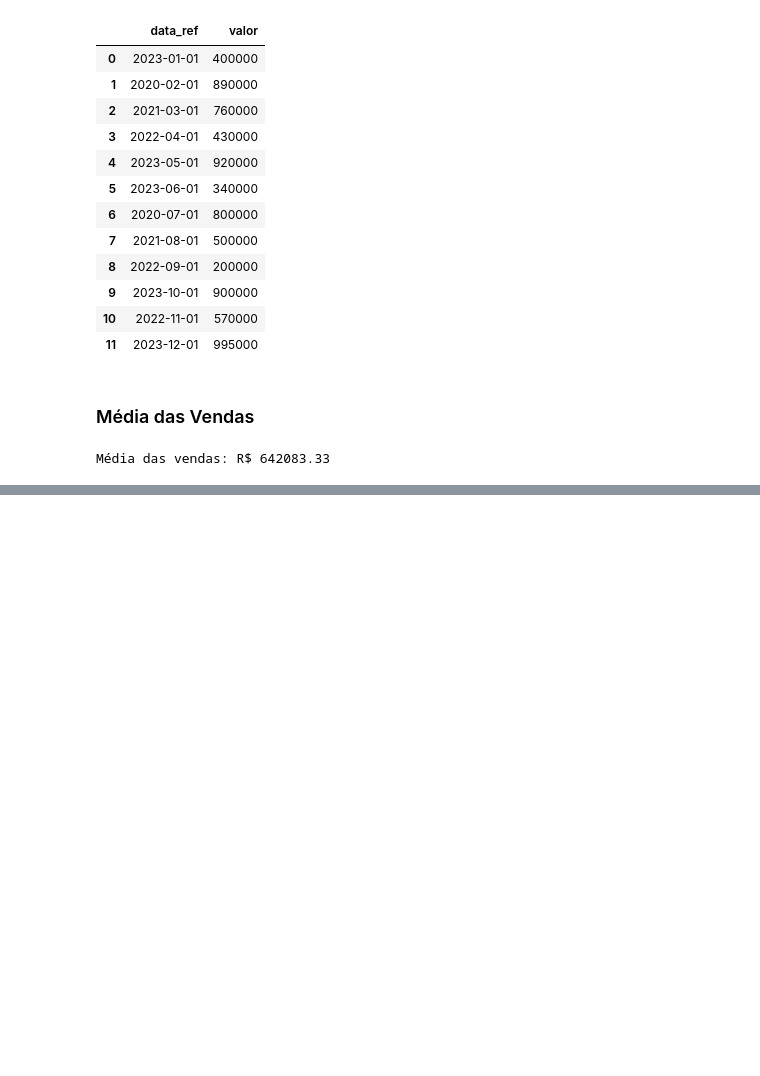
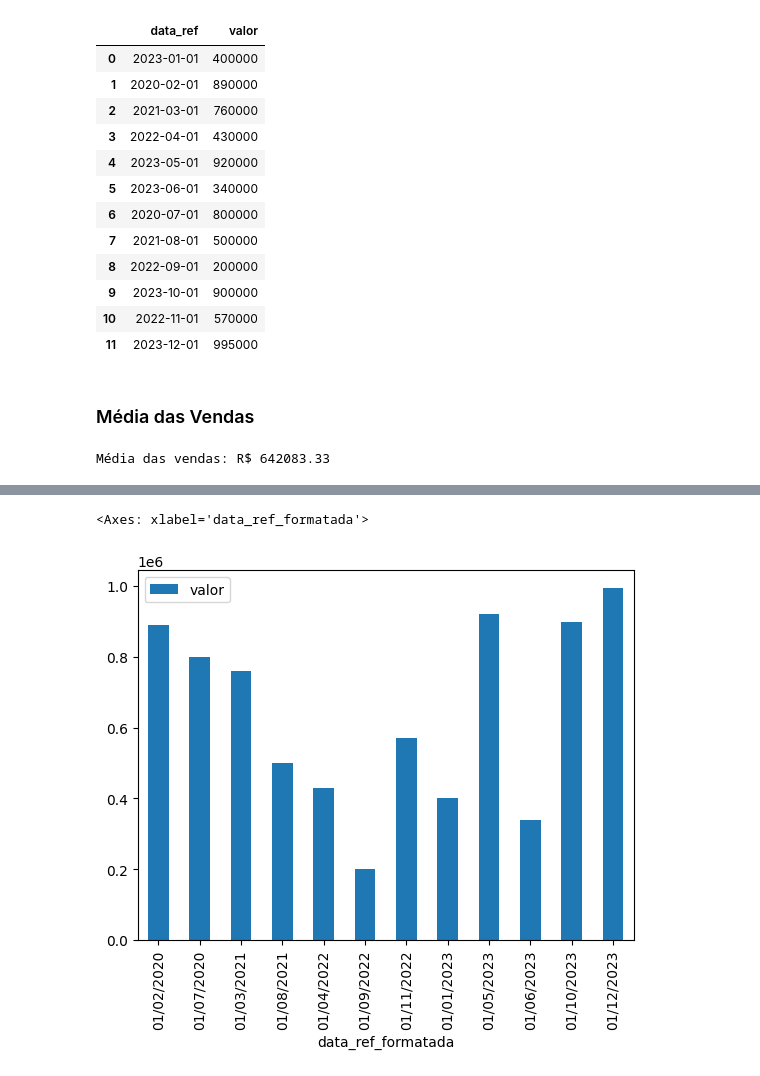
Before and after one commit to LucasCruz2773/rocket-dev-estatisticas, a Jupyter notebook: statistics.ipynb, the cells around one changed output, grey strips where cells are left out. Cells and saved outputs as stored; diff of their text form; code cells hidden in the pictures; blank space fills up the shorter version.

Commit message:
feat: plotting month x sales

```diff
--- a/statistics.ipynb
+++ b/statistics.ipynb
@@ -59,0 +62,4 @@ Média das vendas: R$ 642083.33
+# %%
+#Formatando a coluna data_ref para o formato datetime
+df_faturamento['data_ref'] = pd.to_datetime(df_faturamento['data_ref'])
+df_faturamento.info()
@@ -59,0 +76,9 @@ Média das vendas: R$ 642083.33
+# %%
+# Formatar as datas para 'dd/mm/aaaa'
+df_faturamento['data_ref_formatada'] = df_faturamento['data_ref'].dt.strftime('%d/%m/%Y')
+
+# Exibindo como gráfico de barras
+df_faturamento.sort_values(by='data_ref').plot(x='data_ref_formatada', y='valor', kind='bar')
+# %% [output]
+<Axes: xlabel='data_ref_formatada'>
+[figure, added]
```
Also changed, not shown: parts of 3 cells of this notebook.
